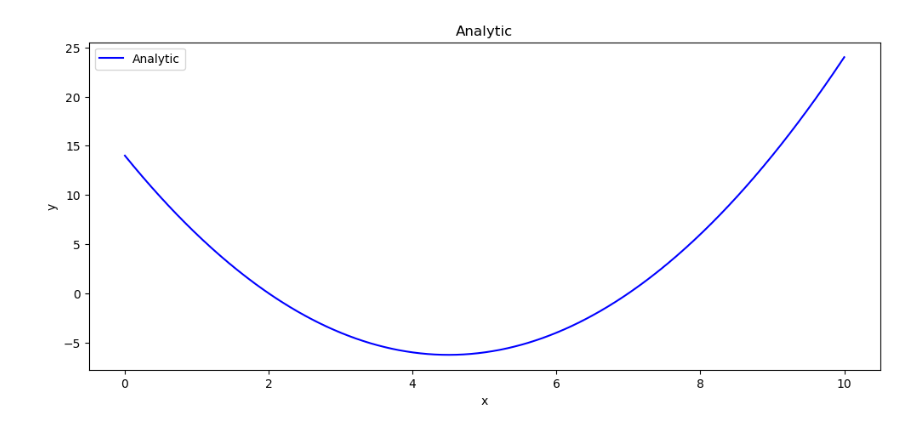
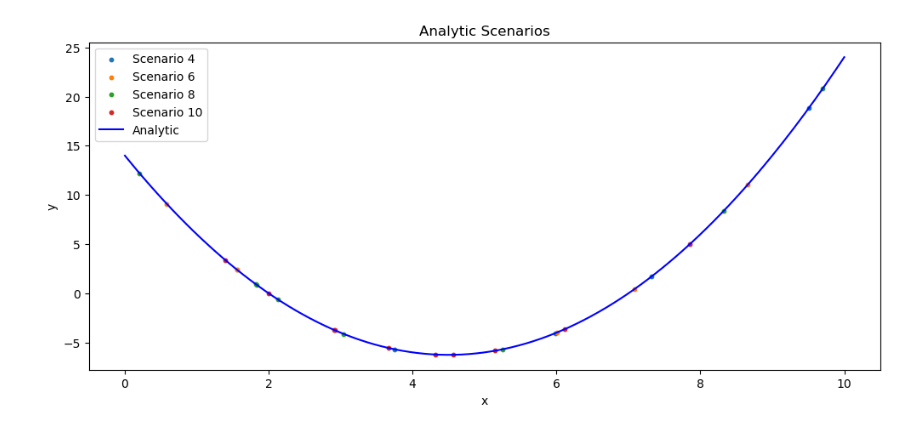
Before and after one commit to ZhifeiYL/UQ-Notebook, a Jupyter notebook: surrogate/GPR/case_studies/gpr_c1b.ipynb, the cells around one changed output. Cells and saved outputs as stored; diff of their text form; code cells hidden in the pictures.

```diff
--- a/surrogate/GPR/case_studies/gpr_c1b.ipynb
+++ b/surrogate/GPR/case_studies/gpr_c1b.ipynb
@@ -1,28 +1,42 @@
 # %%
 import numpy as np
 import matplotlib.pyplot as plt
+
 np.set_printoptions(precision=4)
 
 f_true = lambda x: x**2 - 9*x + 14
 
-sigma = 2
+# Scenarios
+scenarios = [4, 6, 8, 10]
 
-X_test = np.linspace(0,10,500)
+seed = 42
+np.random.seed(seed)
 
-Y_true = np.array([f_true(xt) for xt in X_test])
+# Dictionary to store data
+scenario_data = {}
 
+# Plotting setup
+plt.figure(figsize=(12, 5))
 
-# Plotting
-plt.figure(figsize=(12, 5))
-plt.plot(X_test, Y_true, label="Analytic", color="blue")
+# Process each scenario
+for n in scenarios:
+    # Draw from a uniform distribution randomly
+    X_train = np.random.uniform(0, 10, n)
+    Y_train = np.array([f_true(xt) for xt in X_train])
 
+    # Store data in the dictionary
+    scenario_data[n] = (X_train, Y_train)
+    plt.scatter(X_train, Y_train, label=f"Scenario {n}", s=10)
 
-plt.title(f"Analytic")
+# Analytic data with 200 points
+X_analytic = np.linspace(0, 10, 200)
+Y_analytic = f_true(X_analytic)
+
+plt.title("Analytic Scenarios")
+plt.plot(X_analytic, Y_analytic, label="Analytic", color="blue")
 plt.xlabel('x')
 plt.ylabel('y')
 plt.legend()
-# fig_name = f"c1_pce_{n}p{degree}d"
-# plt.savefig('figs/'+fig_name)
 plt.show()
 # %% [output]
-[figure, old version]
+[figure, new version]
```
Also changed, not shown: parts of 14 cells of this notebook, 2 other files.
